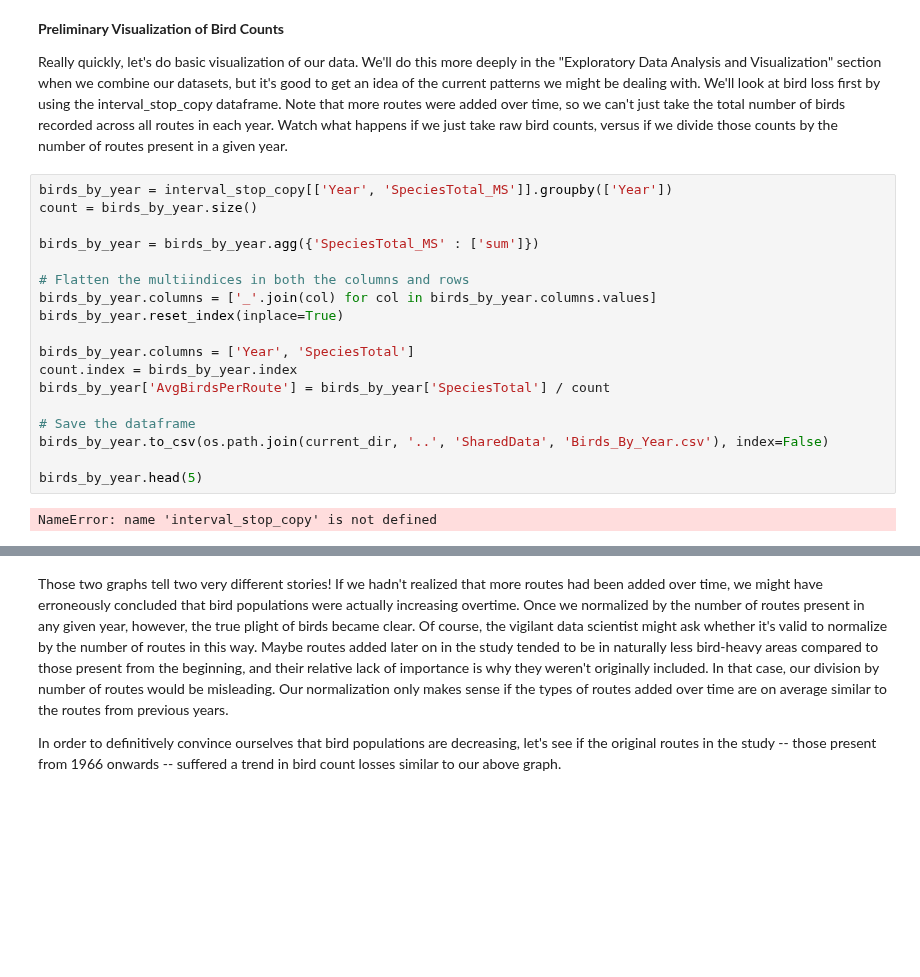
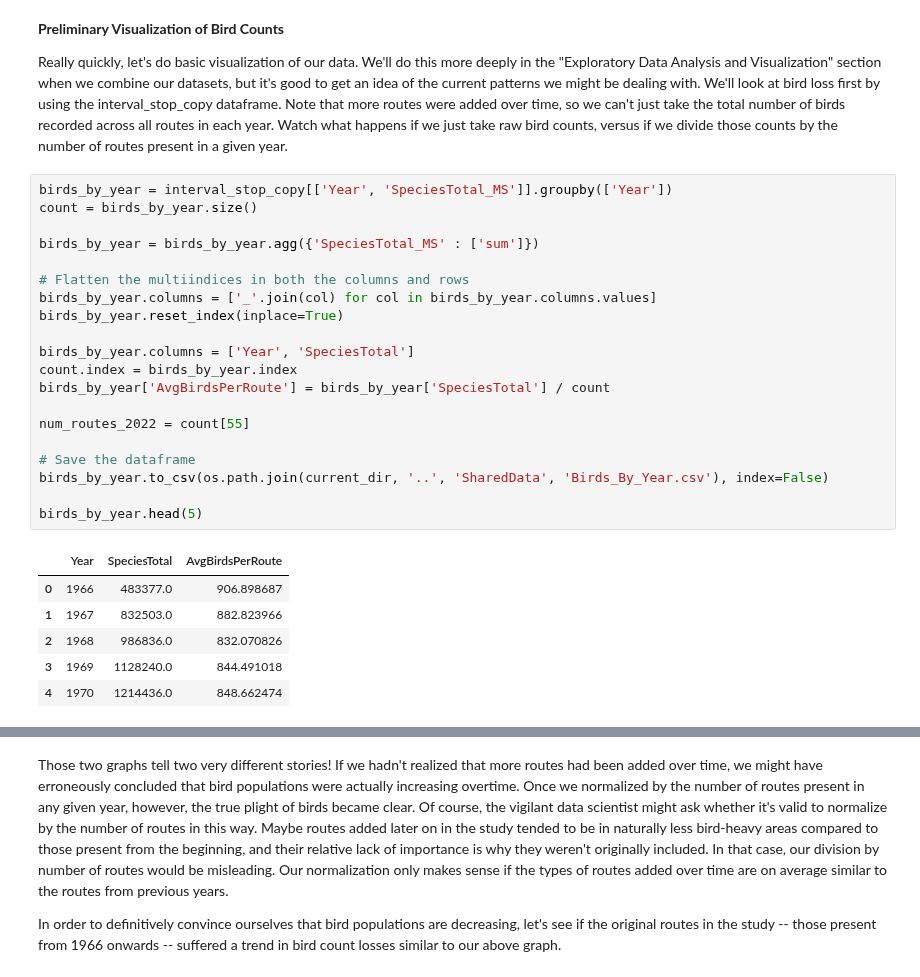
Before and after one commit to Calvin-Davis/CMSC320-FinalProject-Birds, a Jupyter notebook: Code/compiled_submission.ipynb, the cells around one changed output, grey strips where cells are left out. Saved outputs shown, nothing was run; the diff lists cells and outputs as text; blank space fills up the shorter version.

```diff
--- a/Code/compiled_submission.ipynb
+++ b/Code/compiled_submission.ipynb
@@ -357,23 +351,30 @@ Really quickly, let's do basic visualization of our data. We'll do this more dee
 # %%
 birds_by_year = interval_stop_copy[['Year', 'SpeciesTotal_MS']].groupby(['Year'])
 count = birds_by_year.size()
 
 birds_by_year = birds_by_year.agg({'SpeciesTotal_MS' : ['sum']})
 
 # Flatten the multiindices in both the columns and rows
 birds_by_year.columns = ['_'.join(col) for col in birds_by_year.columns.values]
 birds_by_year.reset_index(inplace=True)
 
 birds_by_year.columns = ['Year', 'SpeciesTotal']
 count.index = birds_by_year.index
 birds_by_year['AvgBirdsPerRoute'] = birds_by_year['SpeciesTotal'] / count
 
+num_routes_2022 = count[55]
+
 # Save the dataframe
 birds_by_year.to_csv(os.path.join(current_dir, '..', 'SharedData', 'Birds_By_Year.csv'), index=False)
 
 birds_by_year.head(5)
 # %% [output]
-NameError: name 'interval_stop_copy' is not defined
+|  | Year | SpeciesTotal | AvgBirdsPerRoute |
+| 0 | 1966 | 483377.0 | 906.898687 |
+| 1 | 1967 | 832503.0 | 882.823966 |
+| 2 | 1968 | 986836.0 | 832.070826 |
+| 3 | 1969 | 1128240.0 | 844.491018 |
+| 4 | 1970 | 1214436.0 | 848.662474 |
 # %%
 # Raw bird count per year
 plt.scatter(birds_by_year['Year'], birds_by_year['SpeciesTotal'])
```
Also changed, not shown: parts of 25 cells of this notebook, 1 other file.
